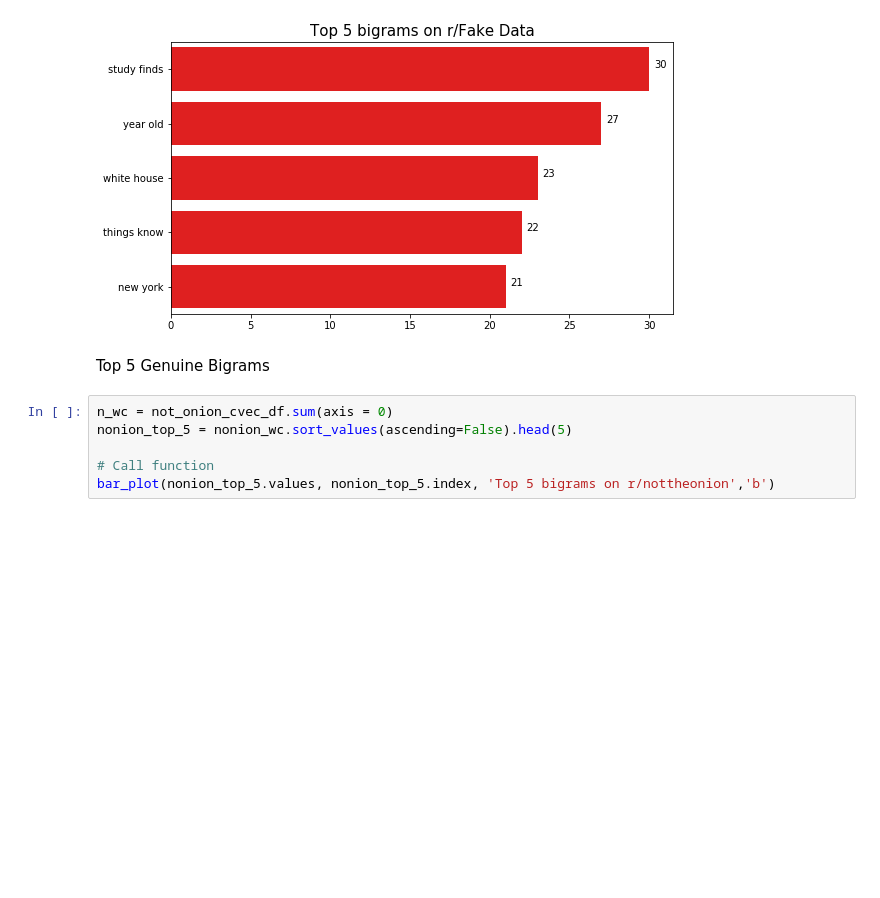
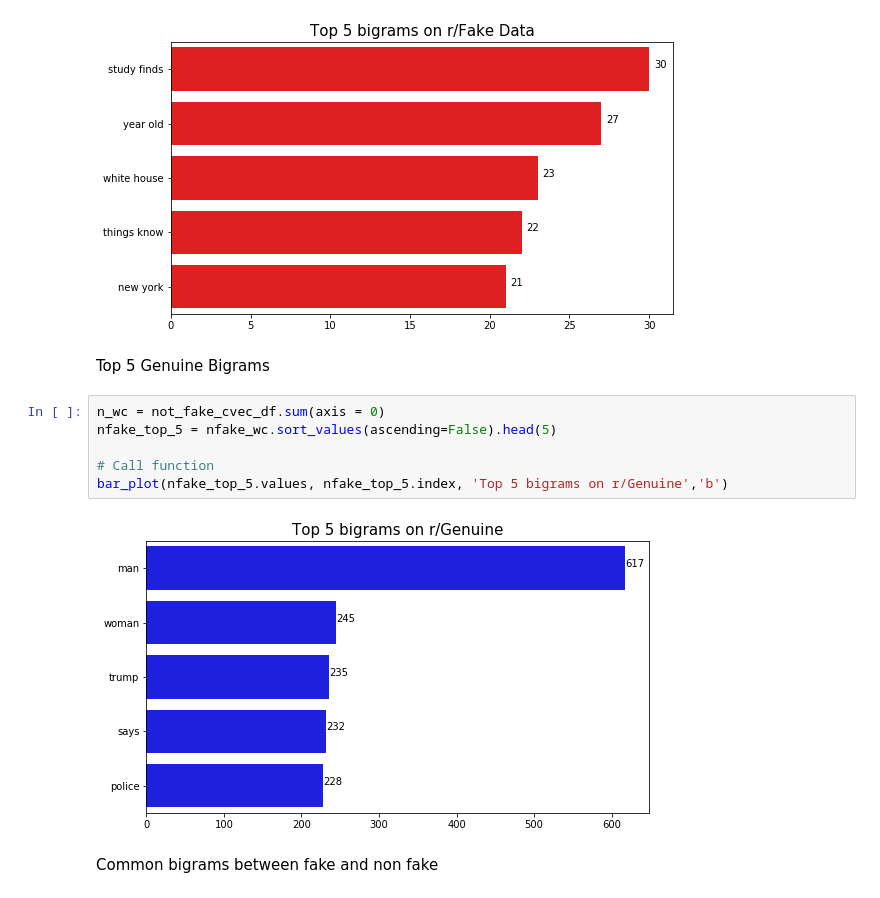
Before and after one commit to deltonmyalil/NLP_Classification_Fake_Articles, a Jupyter notebook: EDA_and_modeling_on_CSV.ipynb, the cells around one changed output. Drawn from its saved outputs; the diff is of its cells as text; blank space fills up the shorter version.

```diff
--- a/EDA_and_modeling_on_CSV.ipynb
+++ b/EDA_and_modeling_on_CSV.ipynb
@@ -411,8 +411,12 @@ bar_plot(fake_top_5.values, fake_top_5.index, 'Top 5 bigrams on r/Fake Data', 'r
 # %% [markdown]
 Top 5 Genuine Bigrams
 # %%
-n_wc = not_onion_cvec_df.sum(axis = 0)
-nonion_top_5 = nonion_wc.sort_values(ascending=False).head(5)
+n_wc = not_fake_cvec_df.sum(axis = 0)
+nfake_top_5 = nfake_wc.sort_values(ascending=False).head(5)
 
 # Call function
-bar_plot(nonion_top_5.values, nonion_top_5.index, 'Top 5 bigrams on r/nottheonion','b')
+bar_plot(nfake_top_5.values, nfake_top_5.index, 'Top 5 bigrams on r/Genuine','b')
+# %% [output]
+[figure, added]
+# %% [markdown]
+Common bigrams between fake and non fake
```
Also changed, not shown: parts of 23 cells of this notebook, 1 other file.
